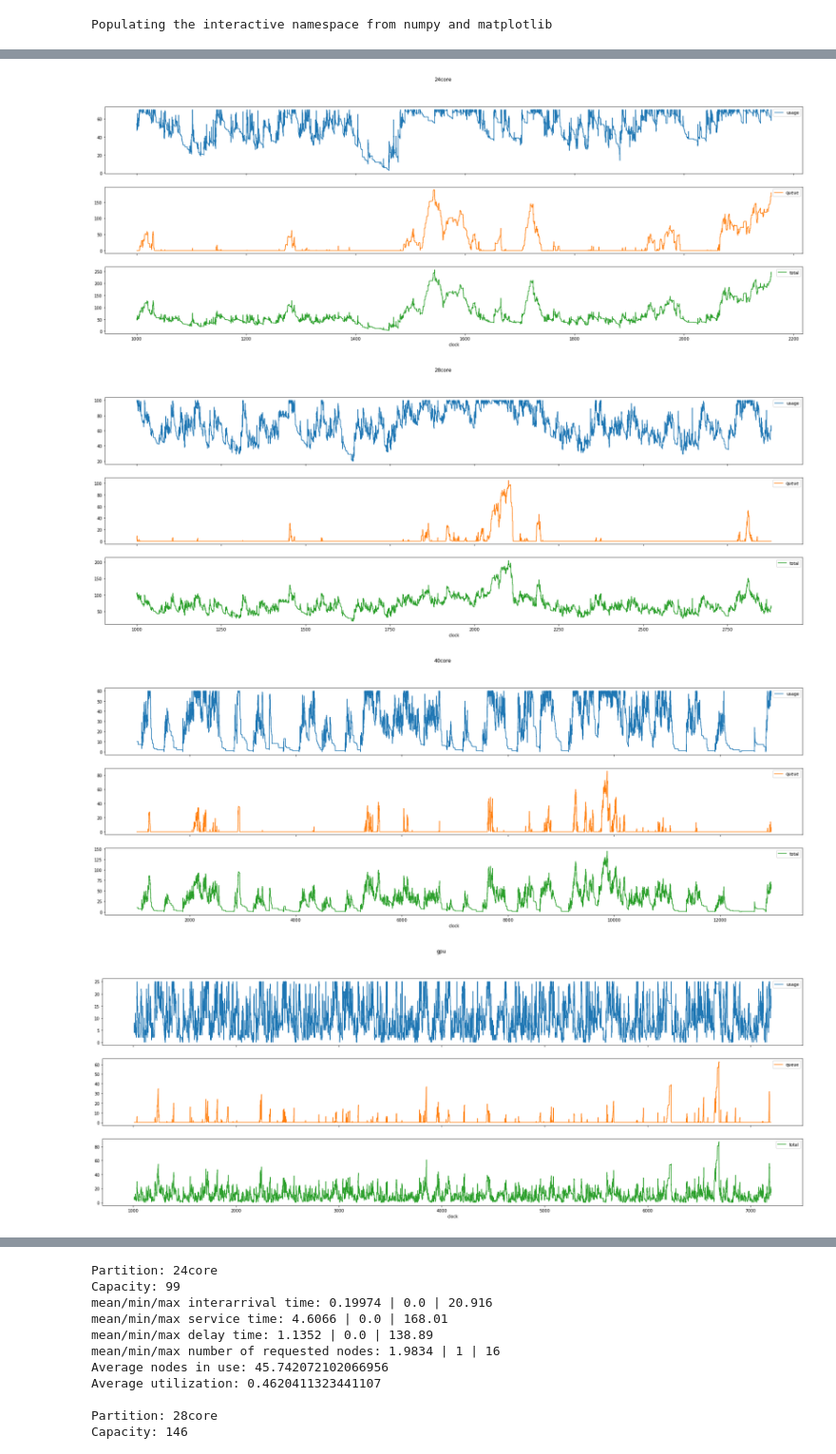
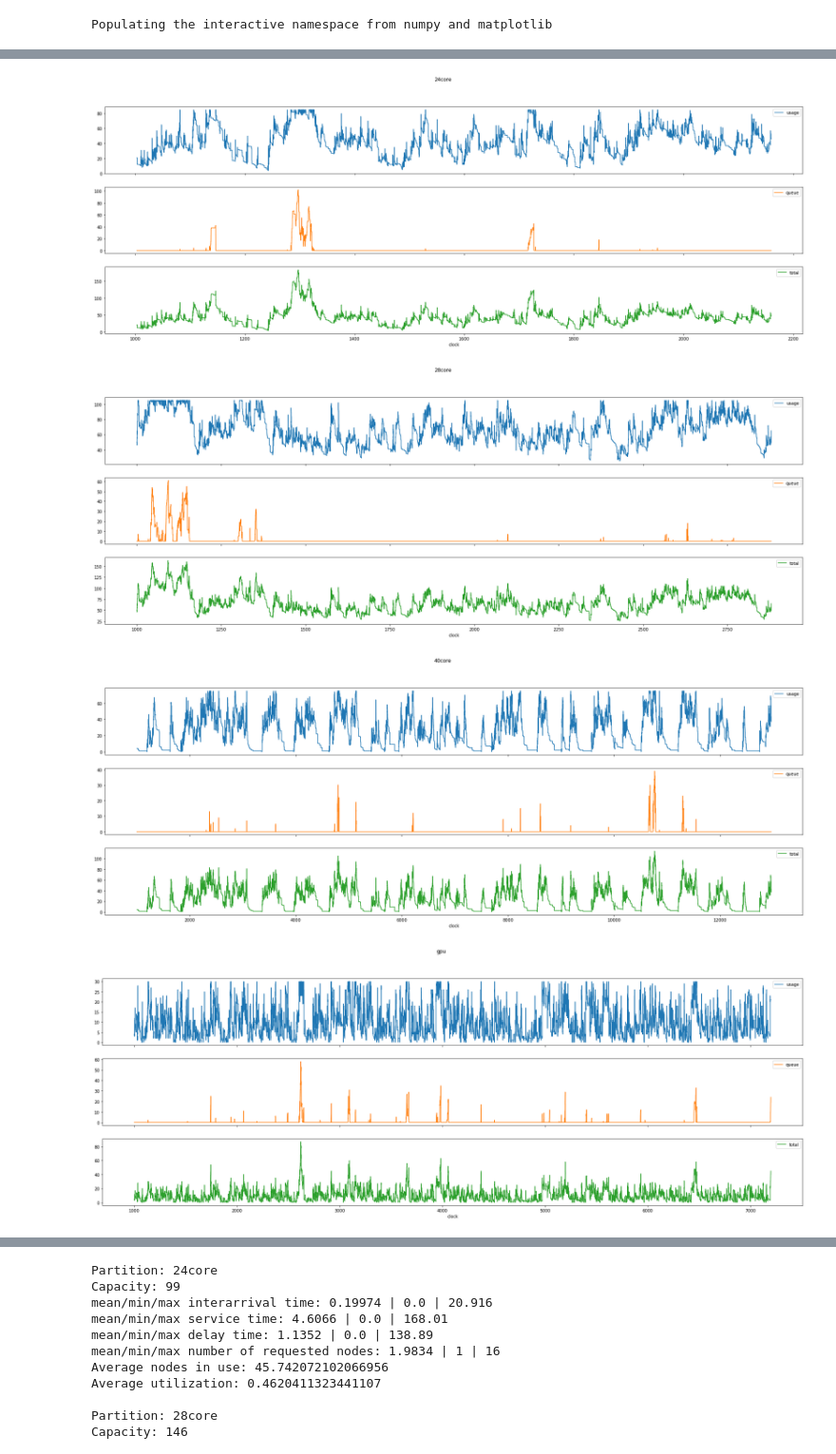
Before and after one commit to Soubkia/ams553, a Jupyter notebook: src/notebooks/SeaWulf_Simulator.ipynb, the cells around one changed output, grey strips where cells are left out. Shown at 95% size. Saved outputs shown, nothing was run; the diff lists cells and outputs as text; code cells hidden in the pictures.

```diff
--- a/src/notebooks/SeaWulf_Simulator.ipynb
+++ b/src/notebooks/SeaWulf_Simulator.ipynb
@@ -216,24 +216,24 @@ array([<AxesSubplot:xlabel='clock'>, <AxesSubplot:xlabel='clock'>,
 # %%
-new_cap_24core = 70
-new_cap_28core = 100
-new_cap_40core = 60
-new_cap_gpu = 25
+new_cap_24core = 85
+new_cap_28core = 105
+new_cap_40core = 75
+new_cap_gpu = 30
 
 sim2_24core = simulate(partition="24core", until=until1, capacity=new_cap_24core)
 sim2_24core[0][1000:].plot(figsize=(30, 10), drawstyle="steps-post", subplots=True, title="24core")
 sim2_28core = simulate(partition="28core", until=until2, capacity=new_cap_28core)
 sim2_28core[0][1000:].plot(figsize=(30, 10), drawstyle="steps-post", subplots=True, title="28core")
 sim2_40core = simulate(partition="40core", until=until3, capacity=new_cap_40core)
 sim2_40core[0][1000:].plot(figsize=(30, 10), drawstyle="steps-post", subplots=True, title="40core")
 sim2_gpu = simulate(partition="gpu", until=until4, capacity=new_cap_gpu)
 sim2_gpu[0][1000:].plot(figsize=(30, 10), drawstyle="steps-post", subplots=True, title="gpu")
 # %% [output]
 array([<AxesSubplot:xlabel='clock'>, <AxesSubplot:xlabel='clock'>,
        <AxesSubplot:xlabel='clock'>], dtype=object)
-[figure, old version]
+[figure, new version]
-[figure, old version]
+[figure, new version]
-[figure, old version]
+[figure, new version]
-[figure, old version]
+[figure, new version]
 # %%
 '''NOTE:
     sim_xxcore[1] are the interarrival times
```
Also changed, not shown: parts of 2 cells of this notebook, 13 other files.
